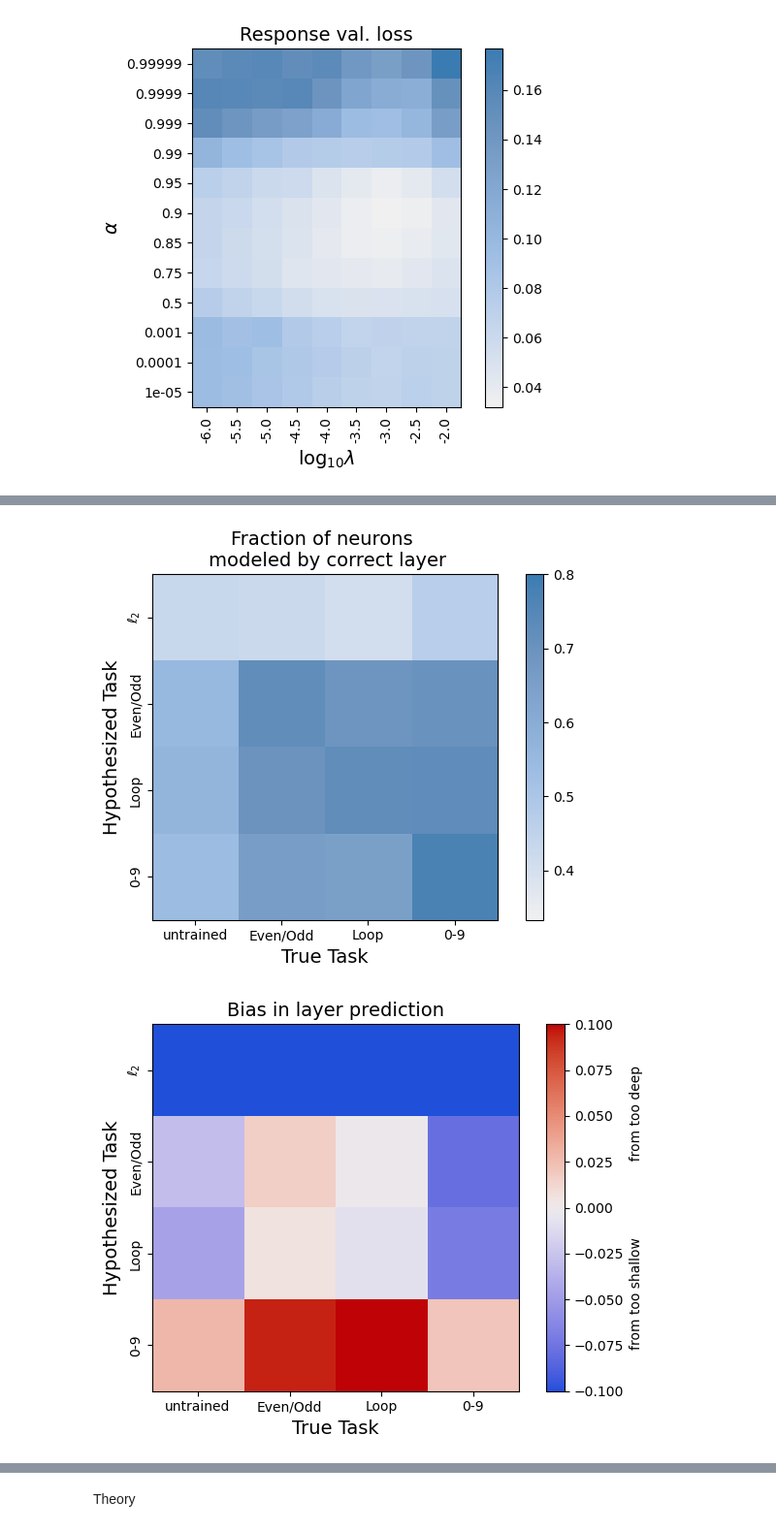
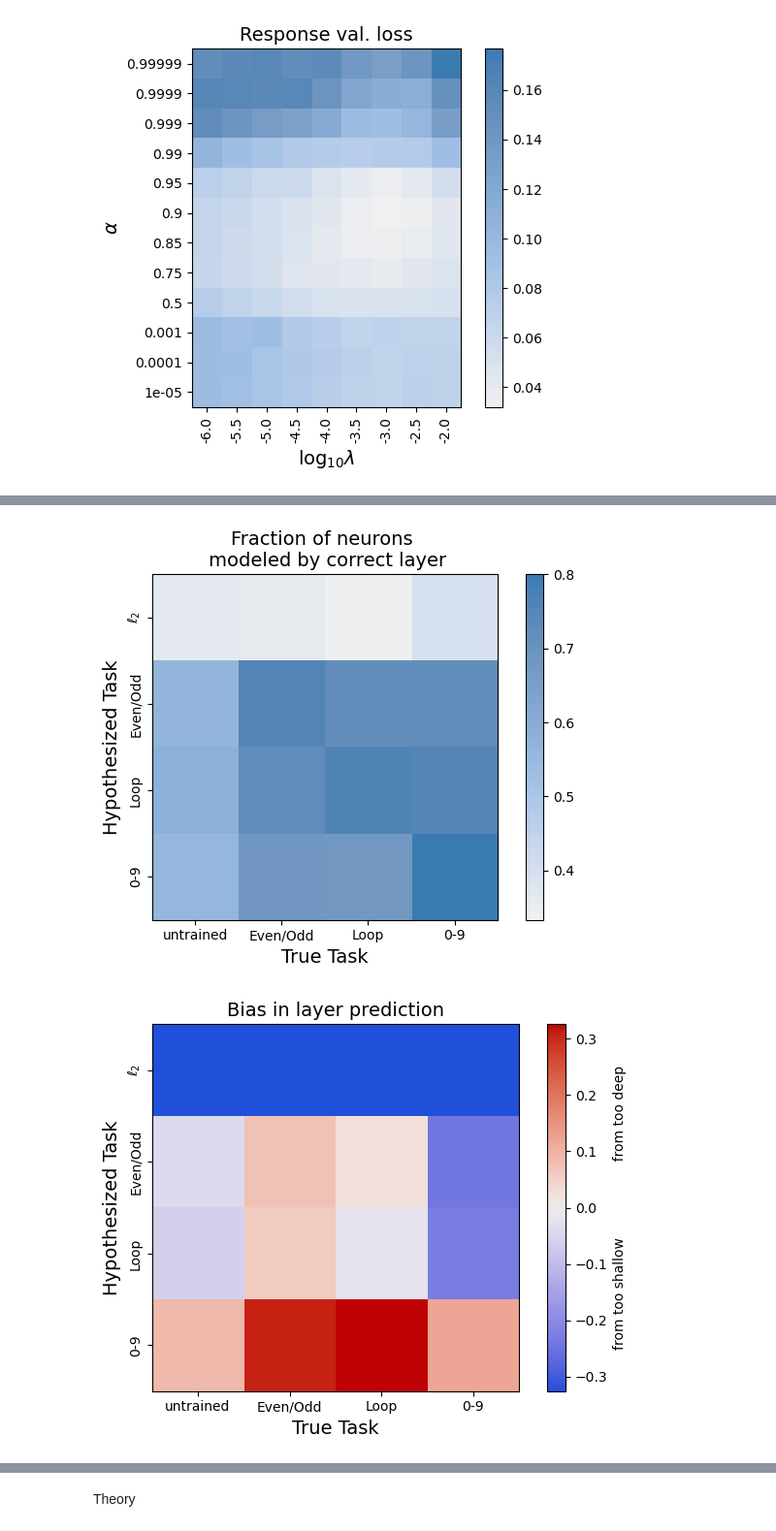
Before and after one commit to zdeblick/JointTraining, a Jupyter notebook: Figures.ipynb, the cells around one changed output, grey strips where cells are left out. Shown at 97% size. Cells and saved outputs as stored; diff of their text form; code cells hidden in the pictures.

```diff
--- a/Figures.ipynb
+++ b/Figures.ipynb
@@ -127,7 +127,13 @@ train_labels = [['untrained','Even/Odd','Loop','0-9'][i] for i in order]
 
 layer_acc = np.zeros((len(matchstrs),len(trainstrs)))
 layer_bias = np.zeros((len(matchstrs),len(trainstrs)))
+teaches = np.zeros((trials,len(matchstrs),len(trainstrs)))
 SdP = 6*8/1024
+d = [16,32,128,10]
+shapes = np.array([[d[0]*24, d[1]*10,d[2]]])
+rs = 1/np.sqrt(shapes.T.dot(shapes))
+# rs = np.tile(np.sqrt(shapes),[3,1])
+# rs = rs/rs.T
 
 all_Ls = np.nan*np.ones((trials,len(matchstrs),len(trainstrs),20,20))
 all_fracs = np.nan*np.ones((trials,len(matchstrs),len(trainstrs),20,20))
@@ -151,38 +157,44 @@ for m_i, match in enumerate(matchstrs):
         teaches[:,m_i,t_i] = (bls-D['test_losses'][:,alpha_min,lambda_min,1])/bls
 
         cms = D['cms']
-        from_too_deep = (cms[:,:,:,0,1]+cms[:,:,:,0,2]+cms[:,:,:,1,2])/np.sum(cms,axis=(-2,-1))
-        from_too_shallow = (cms[:,:,:,1,0]+cms[:,:,:,2,0]+cms[:,:,:,2,1])/np.sum(cms,axis=(-2,-1))
+        cms*= np.reshape(rs,(1,1,1,3,3)) #change normalization of W_ij
+#         print(np.sum(cms,axis=(-2,-1)))
+        bias_denom = np.sum(cms,axis=(-2,-1))-(cms[:,:,:,0,0]+cms[:,:,:,1,1]+cms[:,:,:,2,2])
+        from_too_deep = (cms[:,:,:,0,1]+cms[:,:,:,0,2]+cms[:,:,:,1,2])/bias_denom
+        from_too_shallow = (cms[:,:,:,1,0]+cms[:,:,:,2,0]+cms[:,:,:,2,1])/bias_denom
         just_right = (cms[:,:,:,0,0]+cms[:,:,:,1,1]+cms[:,:,:,2,2])/np.sum(cms,axis=(-2,-1))
         layer_acc[m_i,t_i] = np.mean(just_right,axis=0)[alpha_min,lambda_min]
         lbs = (from_too_deep-from_too_shallow)#/(np.std(from_too_deep-from_too_shallow,axis=0)/np.sqrt(trials))
         layer_bias[m_i,t_i] = np.mean(lbs,axis=0)[alpha_min,lambda_min]
 
         all_biass[:,m_i,t_i,:D['alphas'].size,:D['l1s'].size] = lbs
         all_fracs[:,m_i,t_i,:D['alphas'].size,:D['l1s'].size] = just_right
         all_Ls[:,m_i,t_i,:D['alphas'].size,:D['l1s'].size] = (bls-D['test_losses'][:,:,:,1])/bls
 
 fnames = ['Tjt','frac_correct','bias','zfromy_loss']
 titles = ['Relative improvement \n in response loss $T_{JT}$','Fraction of neurons \n modeled by correct layer','Bias in layer prediction','Scaled val. loss of predicting \ntask from neural activity']
 data = [np.mean(teaches,axis=0),layer_acc,layer_bias,np.mean(-task_matches,axis=0)/np.sqrt(np.expand_dims(task_dims,-1))]
 
 cmaps = [cmap,cmap,cc.cm.coolwarm,cmap]
-vmins = [None,1/3,-0.1,None]
-vmaxs = [None,0.8,0.1,None]
+vmins = [None,1/3,'sym',None]
+vmaxs = [None,0.8,'sym',None]
 
 for i in range(len(titles)):
     fig,ax = plt.subplots()
-    plt.imshow(data[i],cmap=cmaps[i],vmin=vmins[i],vmax=vmaxs[i])
+    vmin = vmins[i] if vmins[i]!='sym' else -np.max(data[i])
+    vmax = vmaxs[i] if vmaxs[i]!='sym' else np.max(data[i])
+
+    plt.imshow(data[i],cmap=cmaps[i],vmin=vmin,vmax=vmax)
     plt.colorbar(label='from too shallow                  from too deep' if i==2 else None)
     plt.title(titles[i],fontsize=14)
     plt.yticks(np.arange(len(hypo_labels)-(i==3)),hypo_labels[int(i==3):],rotation=90,verticalalignment='center')
     plt.ylabel('Hypothesized Task',fontsize=14)
     plt.xticks(np.arange(len(train_labels)),train_labels)
     plt.xlabel('True Task',fontsize=14)
     fig.tight_layout()
     plt.savefig(savepath+'digits_'+fnames[i])
 # %% [output]
 [figure]
 [figure]
-[figure, old version]
+[figure, new version]
 [figure]
```
Also changed, not shown: parts of 7 cells of this notebook, 6 other files.
